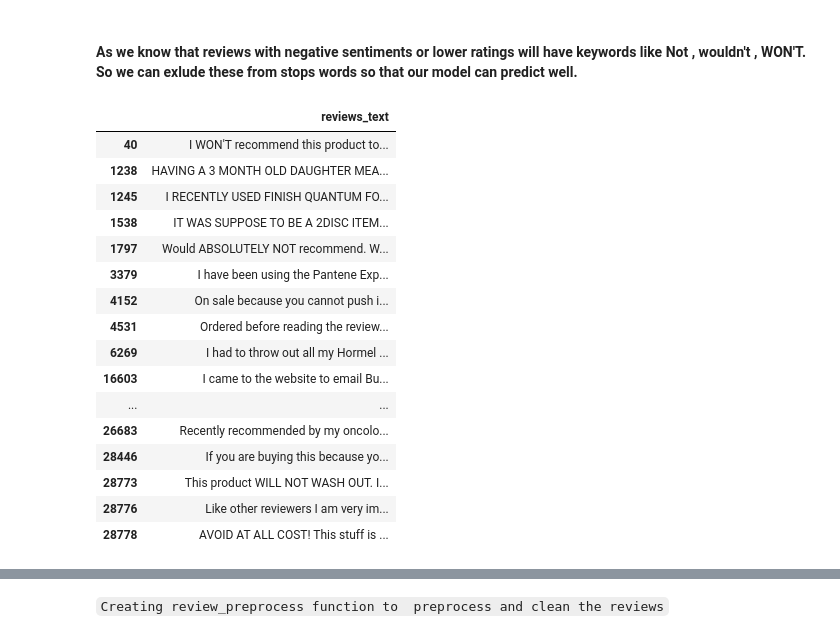
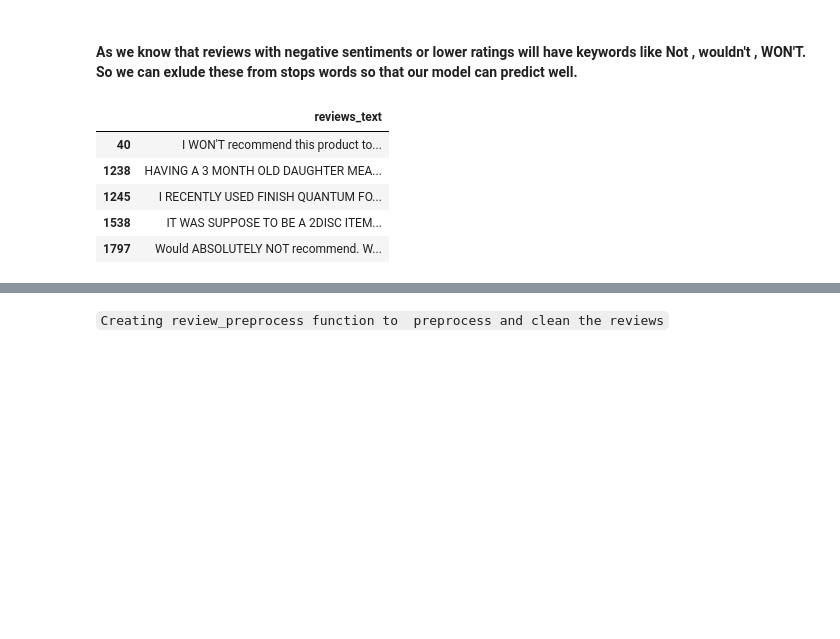
Before and after one commit to nveenkumr/SentimentBased_ProductRecommendation, a Jupyter notebook: Sentiment_Analysis_AmazonReviews.ipynb, the cells around one changed output, grey strips where cells are left out. Drawn from its saved outputs; the diff is of its cells as text; code cells hidden in the pictures; blank space fills up the shorter version.

```diff
--- a/Sentiment_Analysis_AmazonReviews.ipynb
+++ b/Sentiment_Analysis_AmazonReviews.ipynb
@@ -41,7 +41,7 @@ import re
 #os.listdir("../input")
 # %%
 #read the product reviews
-prod_df=pd.read_csv('sample30.csv')
+prod_df=pd.read_csv('https://raw.githubusercontent.com/nveenkumr/SentimentAnalysis_ProductRecommendation/main/sample30.csv')
 prod_df.head()
 # %% [output]
 |  | id | brand | categories | manufacturer | name | reviews_date | reviews_didPurchase | ... |
@@ -187,3 +187,8 @@ plt.show()
 len(prod_df['name'].unique())
 # %% [output]
 271
+# %%
+# As we know that there is one null record for user sentiment , let drop it
+print("shape of prod_df before removing null records", prod_df.shape)
+prod_df = prod_df[prod_df['user_sentiment'].notna()]
+print("shape of prod_df after removing null records", prod_df.shape)
@@ -202,22 +210,11 @@ Name: user_sentiment, dtype: float64
 ####  As we know that reviews with negative sentiments or lower ratings will have keywords like Not , wouldn't , WON'T. So we can exlude these from stops words so that our model can predict well.
 # %%
 negative_comments = prod_df[(prod_df['user_sentiment']=='Negative') & ((prod_df['reviews_text'].str.contains("NOT")) |(prod_df['reviews_text'].str.contains("N'T")) )][['reviews_text']]
-negative_comments
+negative_comments.head()
 # %% [output]
 |  | reviews_text |
 | 40 | I WON'T recommend this product to... |
 | 1238 | HAVING A 3 MONTH OLD DAUGHTER MEA... |
 | 1245 | I RECENTLY USED FINISH QUANTUM FO... |
 | 1538 | IT WAS SUPPOSE TO BE A 2DISC ITEM... |
 | 1797 | Would ABSOLUTELY NOT recommend. W... |
-| 3379 | I have been using the Pantene Exp... |
-| 4152 | On sale because you cannot push i... |
-| 4531 | Ordered before reading the review... |
-| 6269 | I had to throw out all my Hormel ... |
-| 16603 | I came to the website to email Bu... |
-| ... | ... |
-| 26683 | Recently recommended by my oncolo... |
-| 28446 | If you are buying this because yo... |
-| 28773 | This product WILL NOT WASH OUT. I... |
-| 28776 | Like other reviewers I am very im... |
-| 28778 | AVOID AT ALL COST! This stuff is ... |
```
Also changed, not shown: parts of 18 cells of this notebook.
